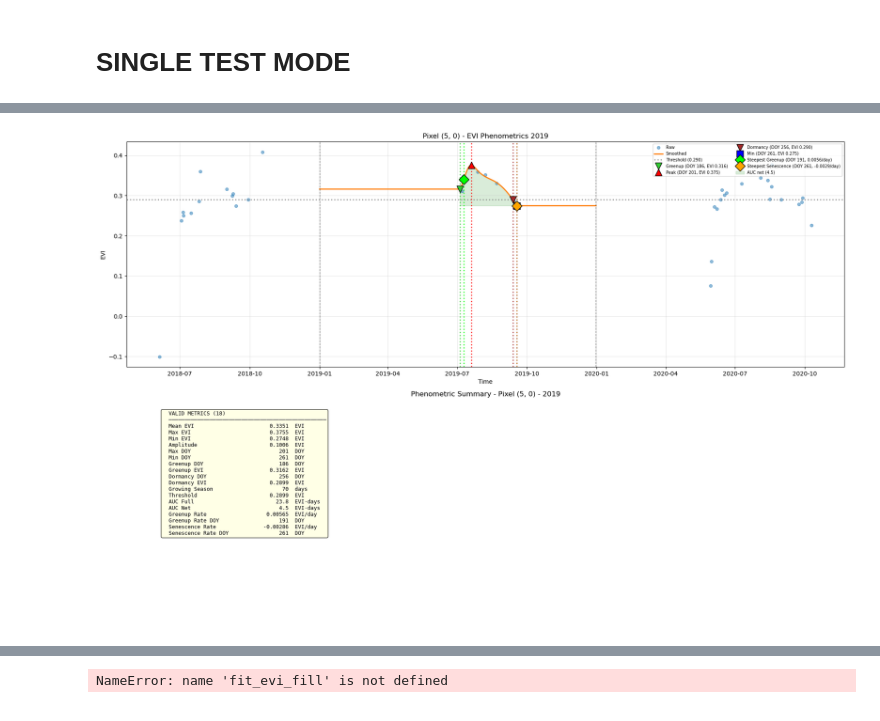
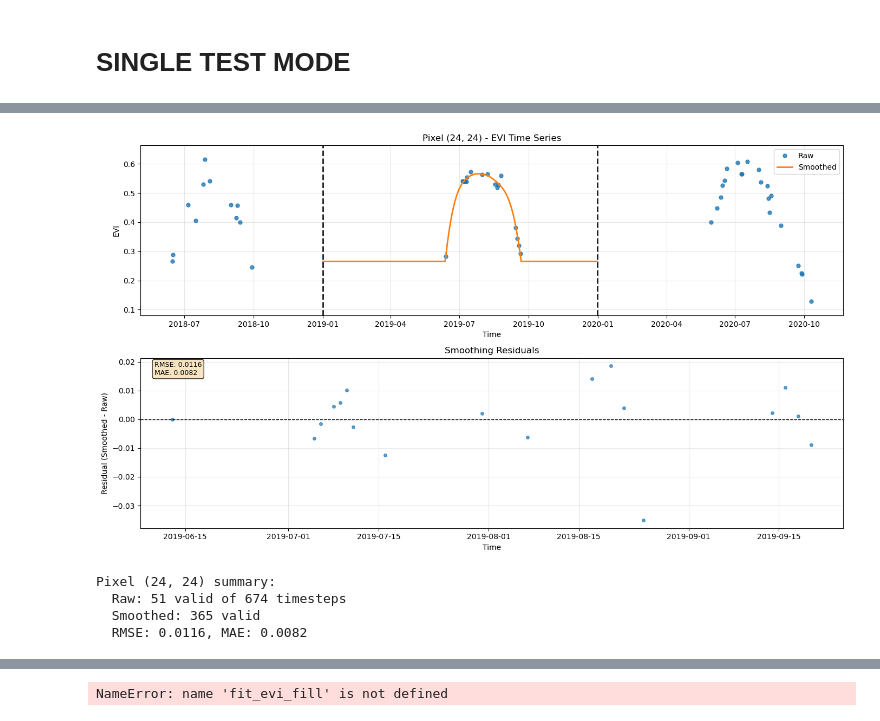
Before and after one commit to CQuinn8/HLS_phenometrics_maap, a Jupyter notebook: interactive_pheno_testing.ipynb, the cells around one changed output, grey strips where cells are left out. Saved outputs shown, nothing was run; the diff lists cells and outputs as text; code cells hidden in the pictures.

```diff
--- a/interactive_pheno_testing.ipynb
+++ b/interactive_pheno_testing.ipynb
@@ -1713,5 +2084,10 @@ Pixel (5, 0) summary:
-# %%
-# Usage
-plot_pixel_phenometrics(ds, chunk_results, yi=5, xi=0, target_year=2019)
-# %% [output]
-[figure, removed]
+# %%
+y = 24
+x = 24
+plot_spline_comparison(ds, yi=y, xi=x, target_year=target_year)
+# %% [output]
+[figure, added]
+Pixel (24, 24) summary:
+  Raw: 51 valid of 674 timesteps
+  Smoothed: 365 valid
+  RMSE: 0.0116, MAE: 0.0082
```
Also changed, not shown: parts of 57 cells of this notebook, 1 other file.
